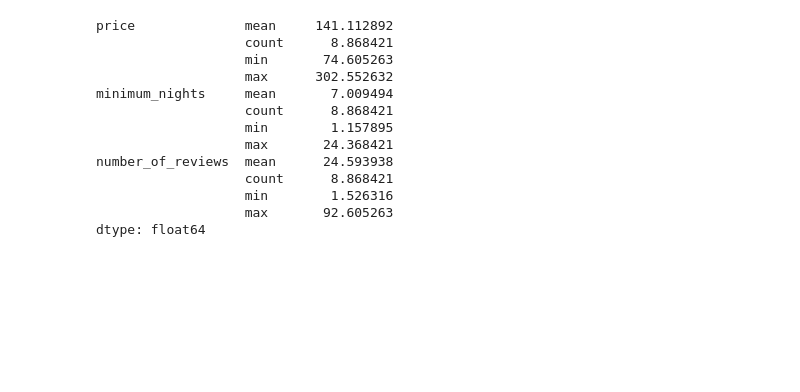
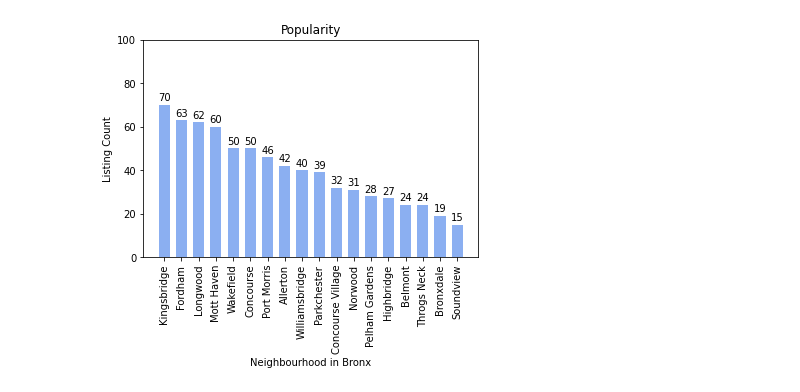
Before and after one commit to alexturkmen/Airbnb-New-York-Renterpreneurs, a Jupyter notebook: Bronx.ipynb, the cells around one changed output. Cells and saved outputs as stored; diff of their text form; code cells hidden in the pictures; blank space fills up the shorter version.

Commit message:
Updated bronx Data

```diff
--- a/Bronx.ipynb
+++ b/Bronx.ipynb
@@ -36,6 +70,7 @@ bronx_airbnb_df.head()
 # %%
 # Number of records in the data
-bronx_airbnb_df.count()
+bronx_df['reviews_per_month'].fillna(0, inplace=True)
+bronx_df.count()
 # %% [output]
 id                                1091
 neighbourhood_group               1091
@@ -131,0 +112,5 @@ See the caveats in the documentation: https://pandas.pydata.org/pandas-docs/stab
+# %%
+bronx_cleaned_df = bronx_df.loc[(bronx_df['price'] <= 180)
+                                                   & (bronx_df['minimum_nights'] <= 6)
+                                                   & (bronx_df['number_of_reviews'] > 0)]
+bronx_cleaned_df.head()
@@ -131,0 +128,12 @@ See the caveats in the documentation: https://pandas.pydata.org/pandas-docs/stab
+# %%
+#Creating Bins for prices
+price_bins = [0,49.9,99.9,149.9,180.9]
+price_bin_names = ['0-49','50-99','100-149','150-180'] #used quartiles to cut out anything higher than 180
+bronx_room_info = bronx_cleaned_df.loc[:,['neighbourhood', 'room_type', 'number_of_reviews', 'minimum_nights',
+                                          'price', 'min_price_to_stay']]
+bronx_room_info['price range'] = pd.cut(bronx_room_info['price'],price_bins,labels=price_bin_names)
+
+bronx_neighbourhoods = bronx_room_info.groupby(['neighbourhood', 'room_type', 'price range']).agg(
+    ['count', 'mean', 'min', 'max'])
+bronx_neighbourhoods = bronx_neighbourhoods.sort_values(by=('number_of_reviews', 'count'), ascending=False)
+bronx_neighbourhoods.sort_values(by=('number_of_reviews', 'count'), ascending=False).head(20)
@@ -229,16 +200,35 @@ sorted_bronx_df
-# %%
-sorted_bronx_df.mean()
-# %% [output]
-price              mean     141.112892
-                   count      8.868421
-                   min       74.605263
-                   max      302.552632
-minimum_nights     mean       7.009494
-                   count      8.868421
-                   min        1.157895
-                   max       24.368421
-number_of_reviews  mean      24.593938
-                   count      8.868421
-                   min        1.526316
-                   max       92.605263
-dtype: float64
+# %%
+fig, ax = plt.subplots()
+
+x_axis = np.arange(len(bronx_neighbourhoods_by_popularity))
+
+tick_locations = [value for value in x_axis]
+plt.xticks(tick_locations, listing_count_by_neighbourhoods_df['neighbourhood'], rotation=90)
+
+y_axis = listing_count_by_neighbourhoods_df['count']
+
+
+rects1 = ax.bar(x_axis, y_axis, color="cornflowerblue", alpha=0.75, align="center",  width=0.65)
+
+ax.set_ylabel('Listing Count')
+ax.set_title('Popularity')
+ax.set_xlabel('Neighbourhood in Bronx')
+ax.set_ylim(0,max(bronx_neighbourhoods_listing_count)+30)
+
+
+def autolabel(rects):
+    # Attach a text label above each bar in *rects*, displaying its height.
+    for rect in rects:
+        height = rect.get_height()
+        ax.annotate('{}'.format(height),
+                    xy=(rect.get_x() + rect.get_width() / 2, height),
+                    xytext=(0, 2),
+                    textcoords="offset points",
+                    ha='center', va='bottom')
+
+
+autolabel(rects1)
+
+plt.show()
+# %% [output]
+[figure, added]
```
Also changed, not shown: parts of 23 cells of this notebook.
